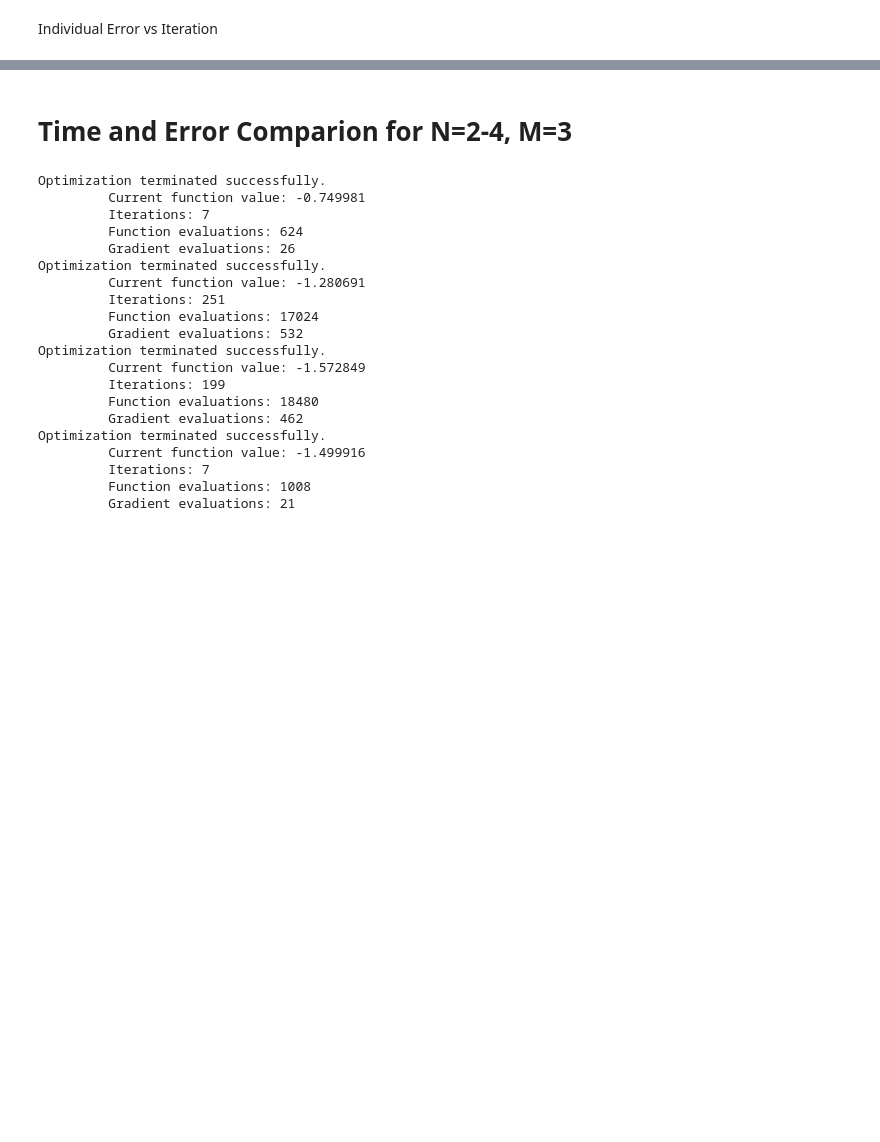
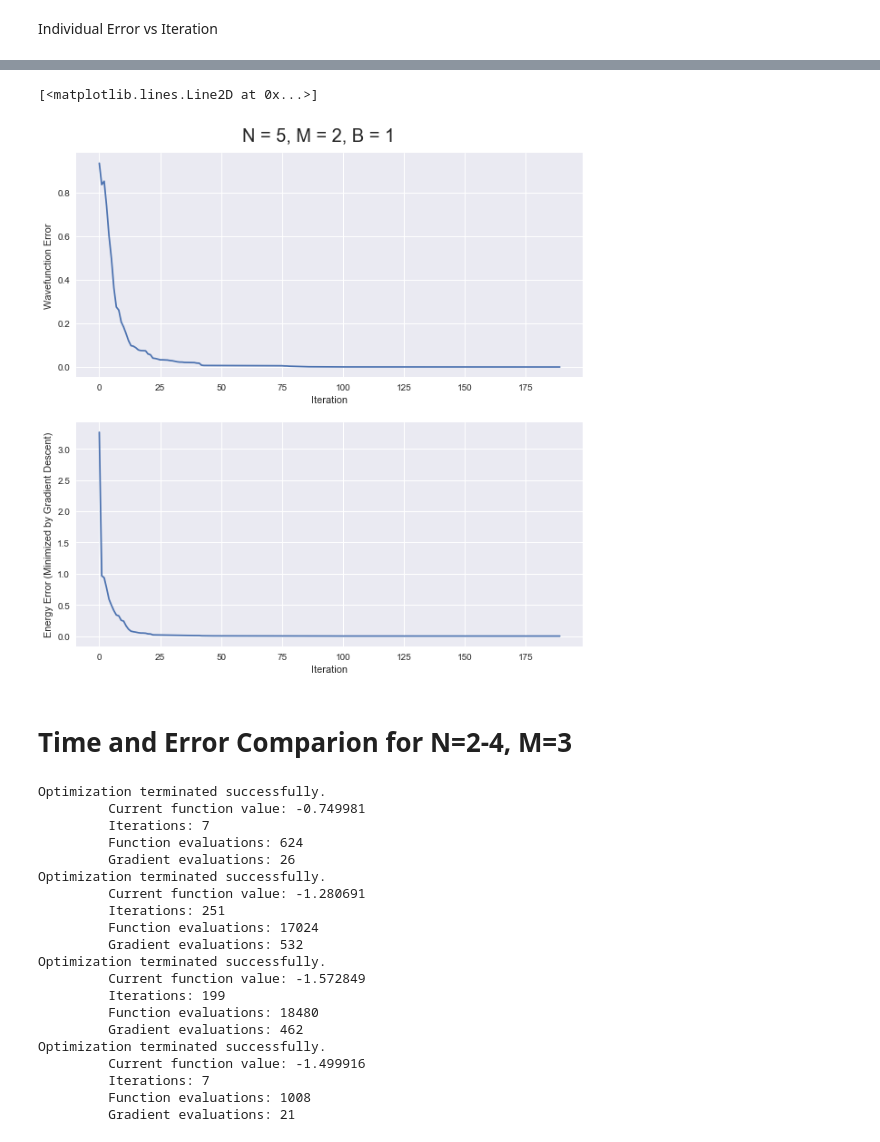
Before and after one commit to aorfi/Phys459, a Jupyter notebook: RBMGroundStateComputationTime.ipynb, the cells around one changed output, grey strips where cells are left out. Cells and saved outputs as stored; diff of their text form; code cells hidden in the pictures; blank space fills up the shorter version.

```diff
--- a/RBMGroundStateComputationTime.ipynb
+++ b/RBMGroundStateComputationTime.ipynb
@@ -178,7 +178,7 @@ class GradDescent:
     def __call__(self, N, M):
         par = ranRBMpar(N,M)
         H = self.hamiltonian
-        min = scipy.optimize.fmin_cg(varEnergy,par,args= (N,M,H),gtol=1e-03,full_output=True, retall = True, disp=True)
+        min = scipy.optimize.fmin_cg(varEnergy,par,args= (N,M,H),gtol = 1e-04, full_output=True, retall = True, disp=True)
         #Ground State
         found_gs = RBM_ansatz(min[0],N, M)
         found_gs = found_gs.unit()
@@ -200,7 +200,7 @@ def err(found_gs,gs,found_gsEnergy,gsEnergy):
 #Parameter definition
 N_values = np.arange(2,6)
 M=2
-B = 0
+B = 1
 A0 = 1
 MgdResults = [] #gives ground state estimation at each iteration of gd
 MgdState = []
@@ -421,34 +441,37 @@ state = []
 eng = []
 stateErr = []
 engErr = []
 
 
 gs = MedState[N-2][1]
 gsEng = ActualEng[N-2]
 
 #find state at each iteration
 for i in range(numIter):
     stateIter = RBM_ansatz(parResults[i],N, M)
     state.append(stateIter)
     engIter = varEnergy(parResults[i],N, M, hamiltonian(N, B, A0))
     eng.append(engIter)
     errIter = err(stateIter,gs,engIter,gsEng)
     stateErr.append(errIter[1])
     engErr.append(errIter[0])
 
 plt.figure(figsize=(10,10))
-ttl = plt.suptitle("N = 4, M = 2, B = 1 ",size =20)
+ttl = plt.suptitle("N = 5, M = 2, B = 1 ",size =20)
 ttl.set_position([.5, 0.92])
 
 ax1 = plt.subplot(2,1,1)
 ax1.set_xlabel('Iteration')
 ax1.set_ylabel('Wavefunction Error')
 ax1.plot(iter, stateErr)
 
 ax2 = plt.subplot(2,1,2)
 ax2.set_xlabel('Iteration')
 ax2.set_ylabel('Energy Error (Minimized by Gradient Descent)')
 ax2.plot(iter, engErr)
+# %% [output]
+[<matplotlib.lines.Line2D at 0x...>]
+[figure, added]
 # %% [markdown]
 # Time and Error Comparion for N=2-4, M=3
 # %%
```
Also changed, not shown: parts of 6 cells of this notebook, 10 other files.
